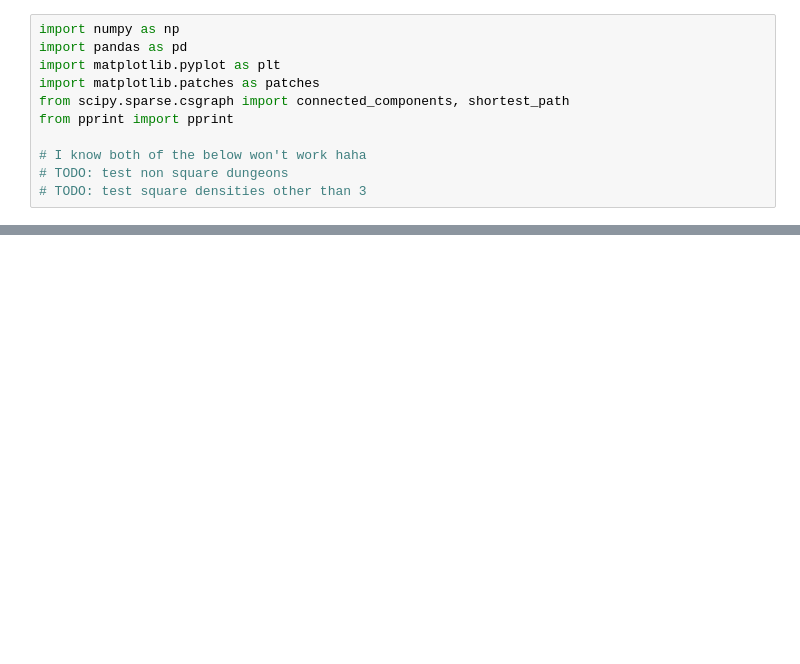
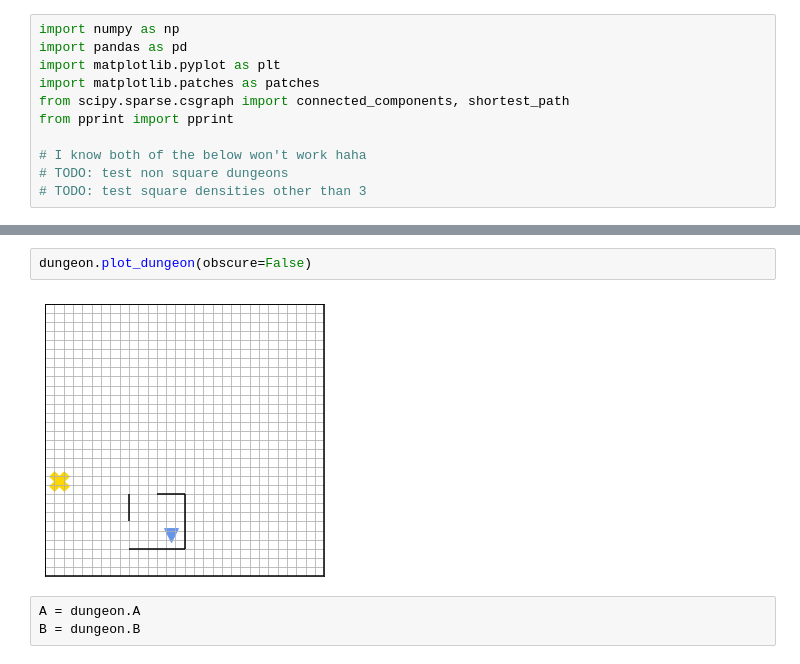
Before and after one commit to roselightheart/dungeon_generator, a Jupyter notebook: dungeon_generator_object.ipynb, the cells around one changed output, grey strips where cells are left out. Drawn from its saved outputs; the diff is of its cells as text; blank space fills up the shorter version.

```diff
--- a/dungeon_generator_object.ipynb
+++ b/dungeon_generator_object.ipynb
@@ -622,0 +630,7 @@ Input your direction (wasd) or type 'encounter': d
+# %%
+dungeon.plot_dungeon(obscure=False)
+# %% [output]
+[figure, added]
+# %%
+A = dungeon.A
+B = dungeon.B
```
Also changed, not shown: parts of 5 cells of this notebook.
